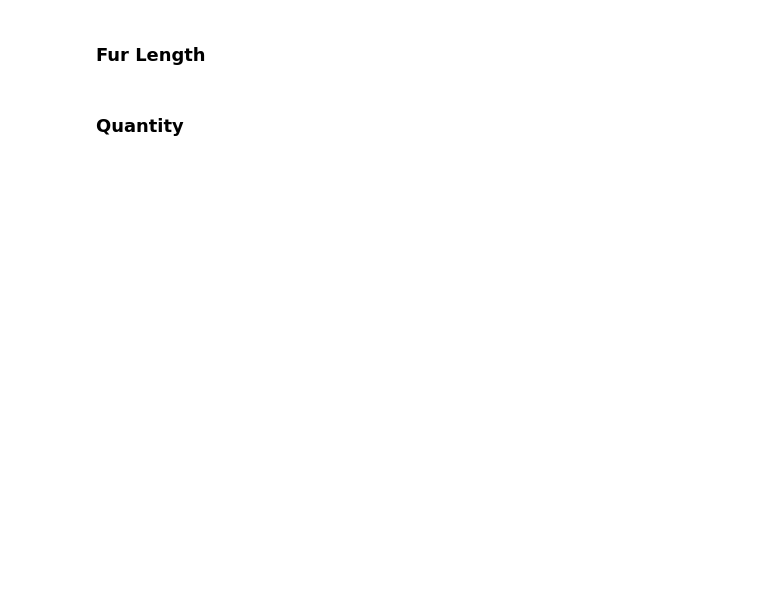
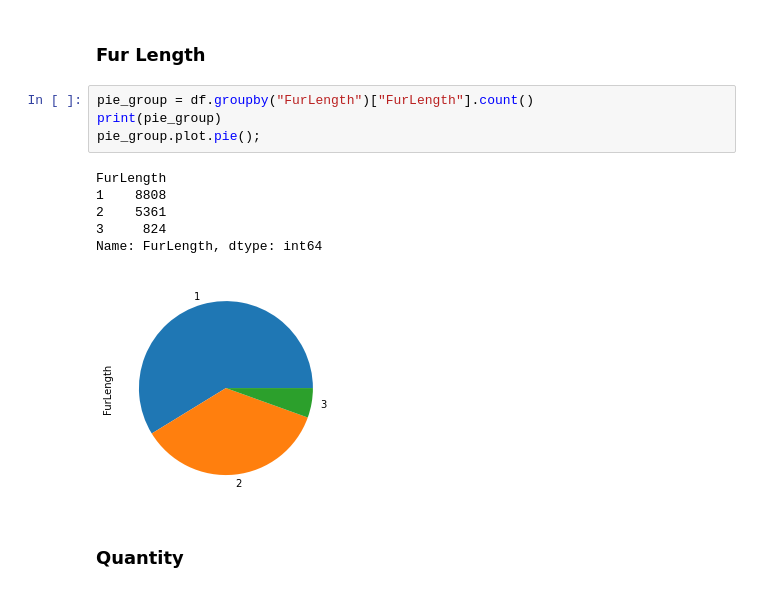
Before and after one commit to naufaldi-fir/adoption-prediction-project, a Jupyter notebook: naufaldi/notebook-naufaldi.ipynb, the cells around one changed output. Cells and saved outputs as stored; diff of their text form; blank space fills up the shorter version.

```diff
--- a/naufaldi/notebook-naufaldi.ipynb
+++ b/naufaldi/notebook-naufaldi.ipynb
@@ -114,4 +121,15 @@ Name: Gender, Length: 14993, dtype: int64
 # %% [markdown]
 ### Fur Length
+# %%
+pie_group = df.groupby("FurLength")["FurLength"].count()
+print(pie_group)
+pie_group.plot.pie();
+# %% [output]
+FurLength
+1    8808
+2    5361
+3     824
+Name: FurLength, dtype: int64
+[figure, added]
 # %% [markdown]
 ### Quantity
```
Also changed, not shown: parts of 9 cells of this notebook.
